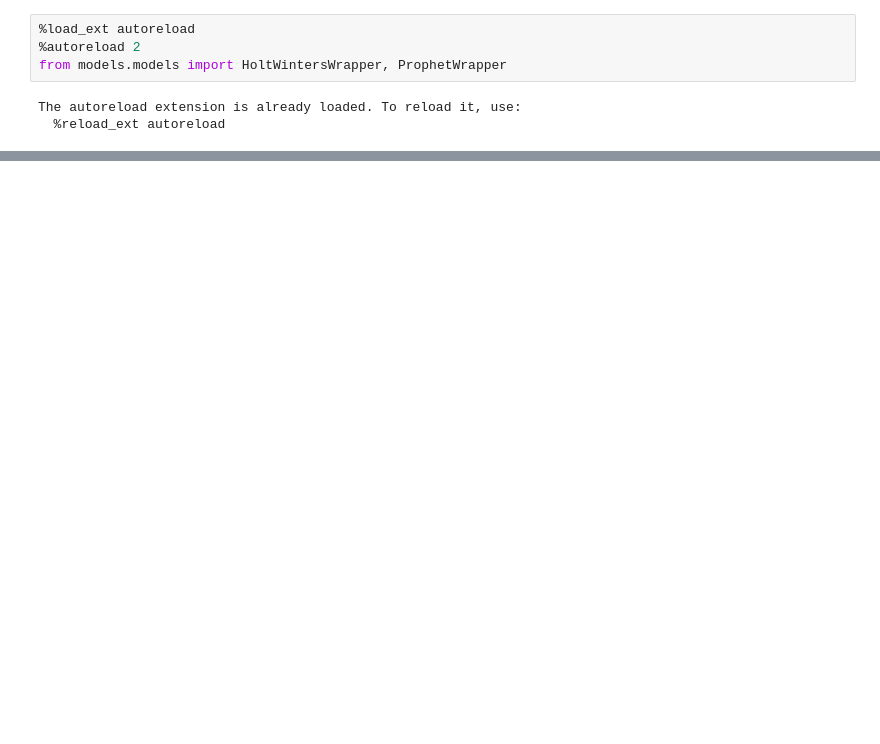
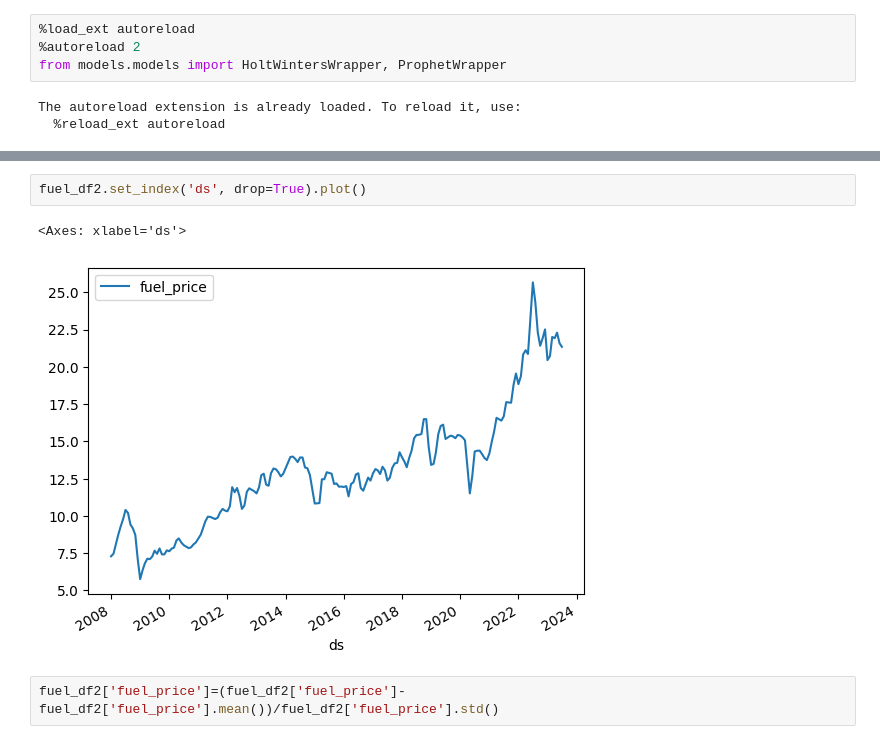
Before and after one commit to altazietsman/zindi_rmb, a Jupyter notebook: RMB-challeng2/notebooks/2023-07-09-jan-eda.ipynb, the cells around one changed output, grey strips where cells are left out. Drawn from its saved outputs; the diff is of its cells as text; blank space fills up the shorter version.

```diff
--- a/RMB-challeng2/notebooks/2023-07-09-jan-eda.ipynb
+++ b/RMB-challeng2/notebooks/2023-07-09-jan-eda.ipynb
@@ -150,0 +413,7 @@ list(cpi.columns[2:-1])
+# %%
+fuel_df2.set_index('ds', drop=True).plot()
+# %% [output]
+<Axes: xlabel='ds'>
+[figure, added]
+# %%
+fuel_df2['fuel_price']=(fuel_df2['fuel_price']-fuel_df2['fuel_price'].mean())/fuel_df2['fuel_price'].std()
```
Also changed, not shown: parts of 67 cells of this notebook, 2 other files.
